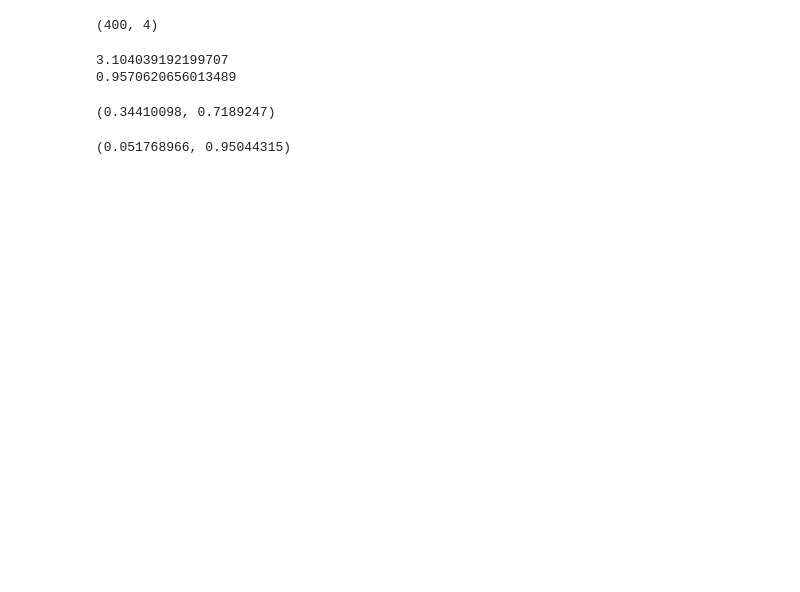
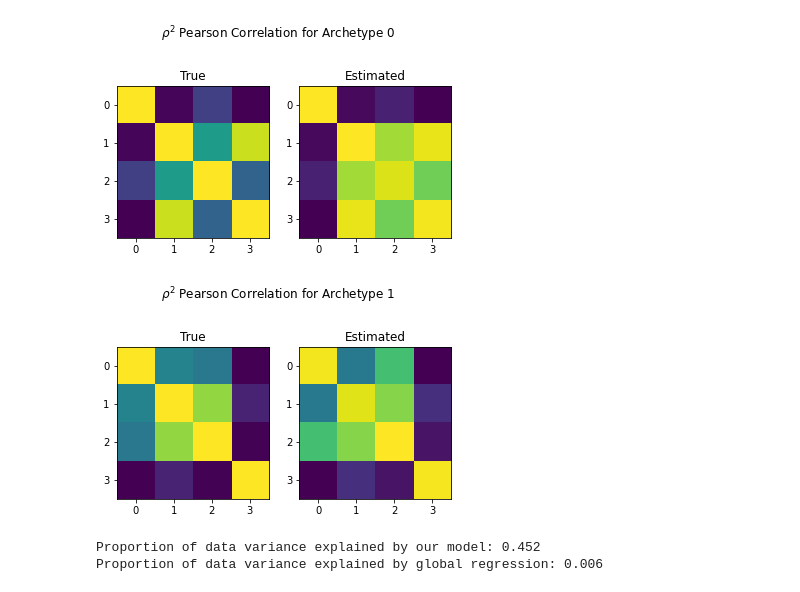
Before and after one commit to cnellington/Contextualized, a Jupyter notebook: experiments/simulation/demo.ipynb, the cells around one changed output. Saved outputs shown, nothing was run; the diff lists cells and outputs as text; code cells hidden in the pictures; blank space fills up the shorter version.

```diff
--- a/experiments/simulation/demo.ipynb
+++ b/experiments/simulation/demo.ipynb
@@ -56,9 +19,0 @@ np.var(fx_global)/np.var(y), np.var(y - fx_global)/np.var(y)
-# %%
-p, k, c = 4, 400, 10
-n = 1
-simulator = GaussianSimulator(p, k, c)
-C, X = simulator.gen_samples(n)
-db = Dataset(C, X)
-X.shape
-# %% [output]
-(400, 4)
@@ -69,29 +20,42 @@ trainer = Trainer(model, opt, db)
-# %%
-print(trainer.test())
-trainer.train(100)
-print(trainer.test())
-# %% [output]
-3.104039192199707
-0.9570620656013489
-# %%
-C, T, X = trainer.db.get_test()
-beta, mu = trainer.model(C, T)
-x = X[:,0]
-y = X[:,1]
-fx = beta.squeeze() * x + mu.squeeze()
-x = x.detach().numpy()
-y = y.detach().numpy()
-fx = fx.detach().numpy()
-np.var(fx)/np.var(y), np.var(y - fx)/np.var(y)
-# %% [output]
-(0.34410098, 0.7189247)
-# %%
-from sklearn.linear_model import LinearRegression
-X_train = trainer.db.X[trainer.db.train_idx].detach().numpy()
-xtrain = X_train[:,0]
-ytrain = X_train[:,1]
-reg = LinearRegression().fit(xtrain.reshape(-1, 1), ytrain)
-fx_global = reg.predict(x.reshape(-1, 1))
-np.var(fx_global)/np.var(y), np.var(y - fx_global)/np.var(y)
-# %% [output]
-(0.051768966, 0.95044315)
+# %%
+model = ContextualCorrelator(c, p, p, num_archetypes=k * p**2 * 2)
+model.fit(C, X, X, epochs=500, batch_size=1)
+# %%
+# Plot results
+C_test, X_test = sim.gen_samples(1)
+est_corrs = model.predict_correlation(C_test)
+
+for i, true_sigma in enumerate(sim.sigmas):
+    true_vars_tiled = np.tile(true_sigma.diagonal(), (p, 1)).T
+    true_betas = true_sigma / true_vars_tiled  # beta[i,j] = beta_{i-->j}
+    true_corr = np.power(true_sigma, 2) / (true_vars_tiled * true_vars_tiled.T)
+    est_corr = est_corrs[i]
+    fig, axs = plt.subplots(1, 2)
+    fig.suptitle(r'$\rho^2$ Pearson Correlation for Archetype {k}'.format(k=i))
+    axs[0].set_title('True')
+    axs[0].imshow(true_corr)
+    axs[1].set_title('Estimated')
+    axs[1].imshow(est_corr)
+# %% [output]
+[figure, added]
+[figure, added]
+# %%
+# Proportion of explained variance
+from correlator.dataset import to_pairwise
+mse = model.get_mse(C, X, X)
+_, _, x, y = to_pairwise(C, X, X)
+x = x.detach().numpy()
+y = y.detach().numpy()
+explained_var = 1 - mse / np.var(y)
+print(f"Proportion of data variance explained by our model: {np.round(explained_var, 3)}")
+
+from sklearn.linear_model import LinearRegression
+reg = LinearRegression().fit(x.reshape(-1, 1), y)
+fx_global = reg.predict(x.reshape(-1, 1))
+mse = np.mean(np.square(fx_global - y))
+explained_var = 1 - mse / np.var(y)
+
+print(f"Proportion of data variance explained by global regression: {np.round(explained_var, 3)}")
+# %% [output]
+Proportion of data variance explained by our model: 0.452
+Proportion of data variance explained by global regression: 0.006
```
Also changed, not shown: parts of 17 cells of this notebook, 4 other files.
